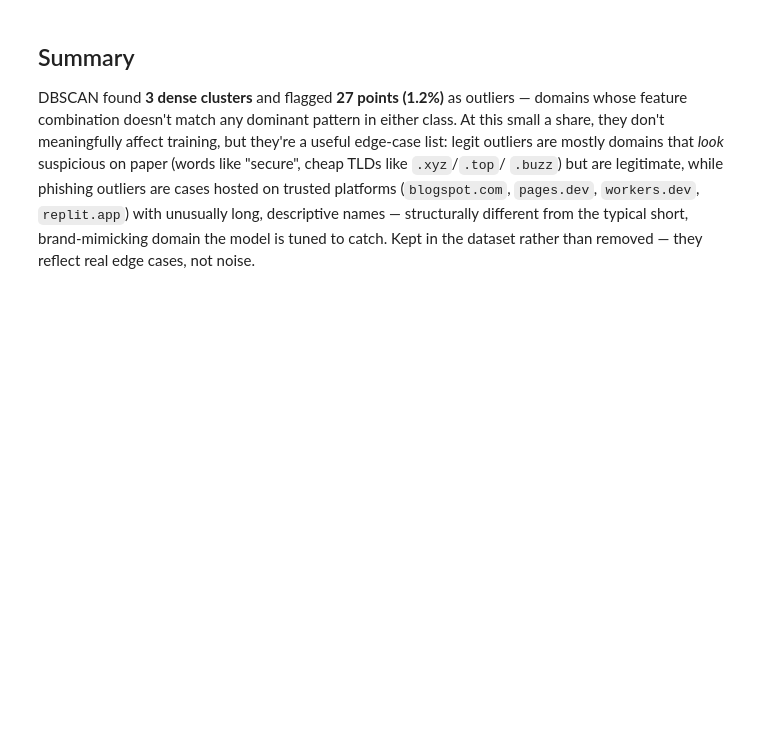
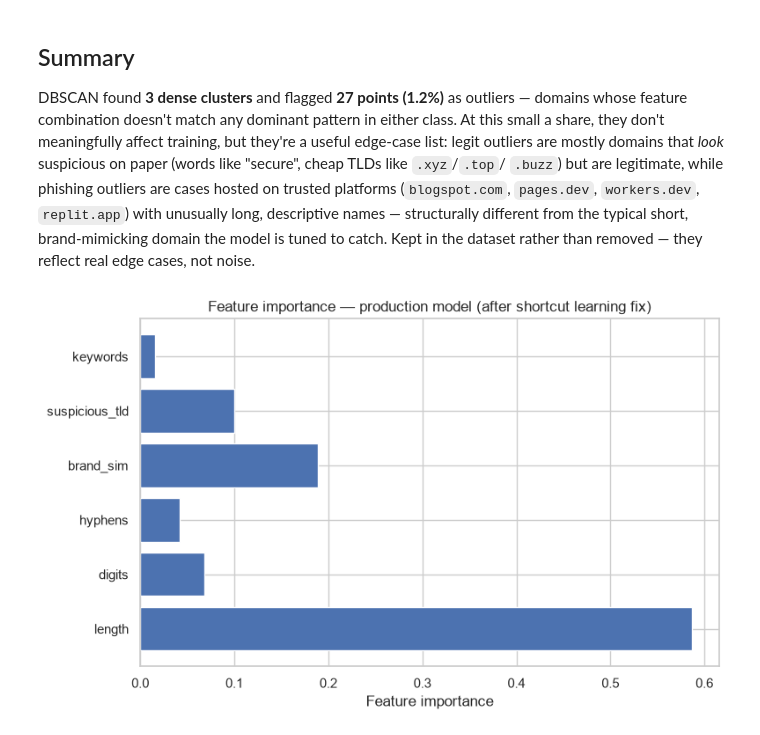
Before and after one commit to michallitwin/phishguard-live, a Jupyter notebook: notebooks/eda.ipynb, the cells around one changed output. Drawn from its saved outputs; the diff is of its cells as text; code cells hidden in the pictures; blank space fills up the shorter version.

Commit message:
changed readme and added feature importance

```diff
--- a/notebooks/eda.ipynb
+++ b/notebooks/eda.ipynb
@@ -252,3 +252,22 @@ trusted platforms (`blogspot.com`, `pages.dev`, `workers.dev`, `replit.app`)
 with unusually long, descriptive names — structurally different from the
 typical short, brand-mimicking domain the model is tuned to catch. Kept in
 the dataset rather than removed — they reflect real edge cases, not noise.
+# %%
+import joblib
+import matplotlib.pyplot as plt
+from pathlib import Path
+
+PROJECT_ROOT = Path.cwd().parent
+model = joblib.load(PROJECT_ROOT / "models" / "phishing_model.joblib")
+
+importances = model.feature_importances_
+feature_names = FEATURE_COLUMNS
+
+plt.figure(figsize=(8, 5))
+plt.barh(feature_names, importances)
+plt.xlabel("Feature importance")
+plt.title("Feature importance — production model (after shortcut learning fix)")
+plt.tight_layout()
+plt.show()
+# %% [output]
+[figure, added]
```
Also changed, not shown: parts of 12 cells of this notebook, 1 other file.
